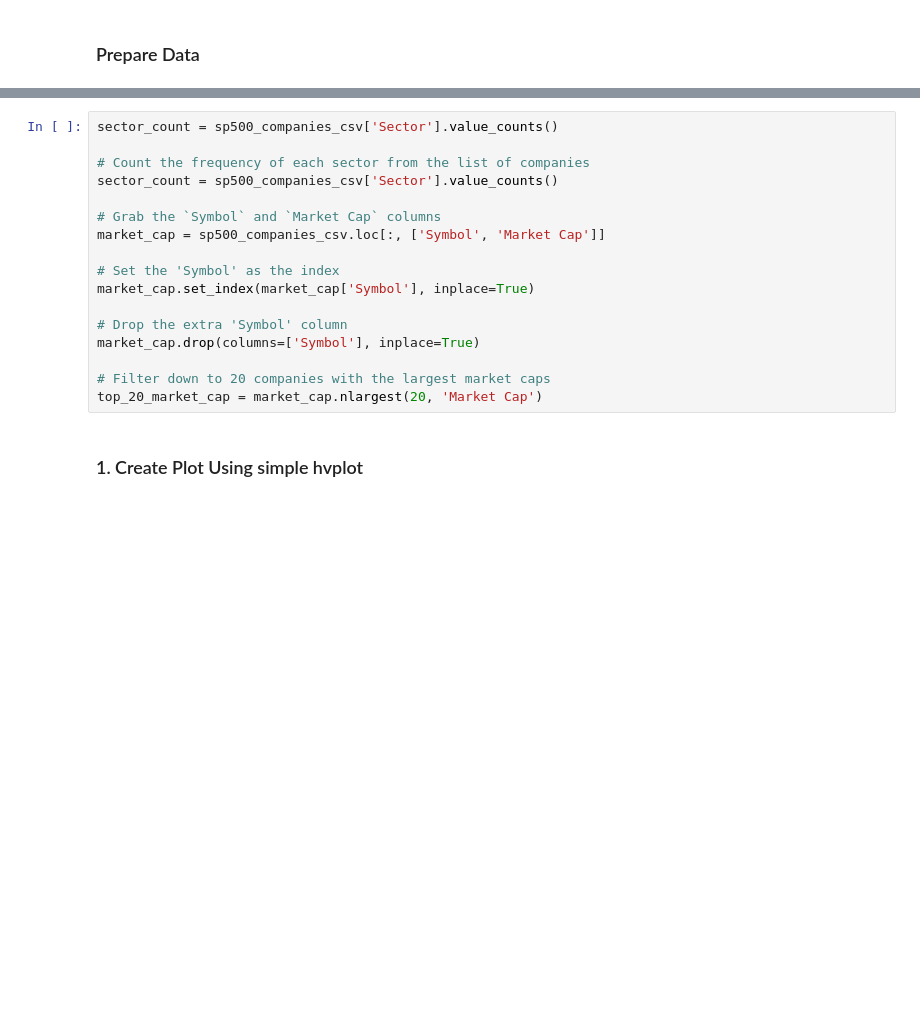
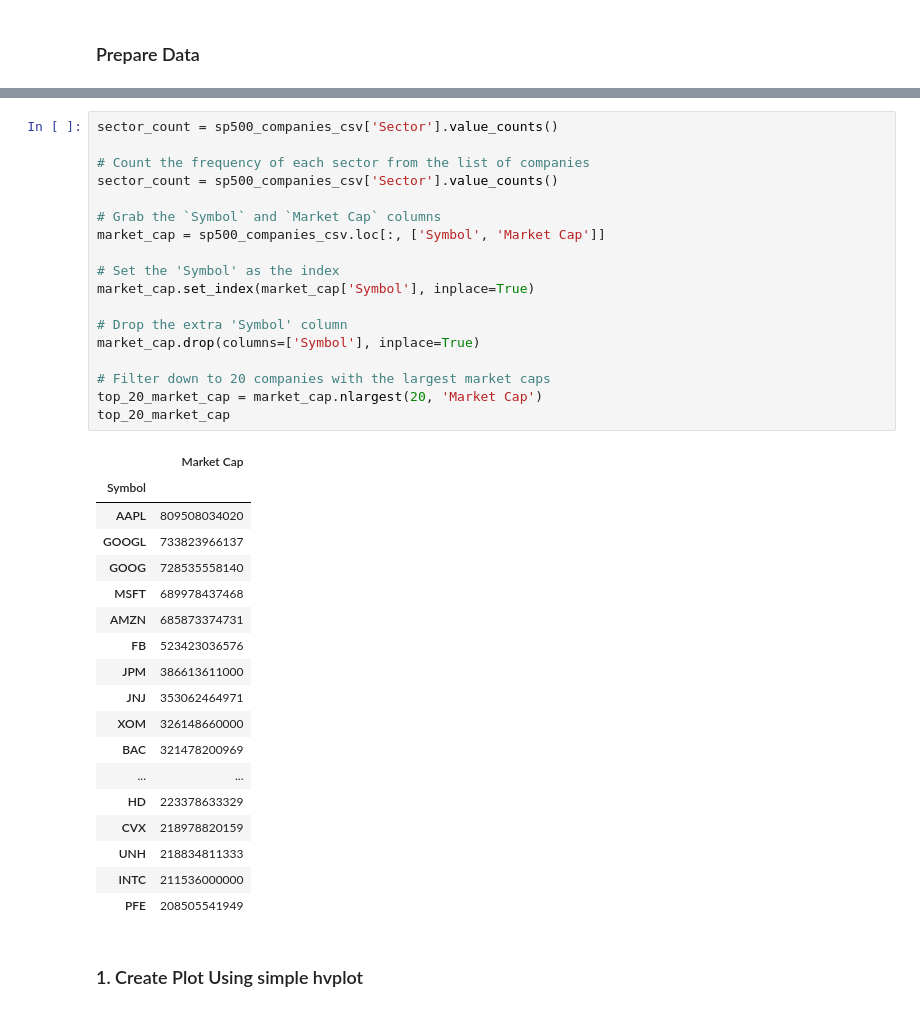
Before and after one commit to Mun-Min/ASU_2022_Bootcamp, a Jupyter notebook: Activity_Files/06-PyViz/1/Activities/03-Stu_Plotting_Visual_Takeover/Unsolved/plotting_visual_takeover.ipynb, the cells around one changed output, grey strips where cells are left out. Cells and saved outputs as stored; diff of their text form; blank space fills up the shorter version.

```diff
--- a/Activity_Files/06-PyViz/1/Activities/03-Stu_Plotting_Visual_Takeover/Unsolved/plotting_visual_takeover.ipynb
+++ b/Activity_Files/06-PyViz/1/Activities/03-Stu_Plotting_Visual_Takeover/Unsolved/plotting_visual_takeover.ipynb
@@ -38,20 +38,40 @@ display(sp500_companies_csv.tail())
 # %%
 sector_count = sp500_companies_csv['Sector'].value_counts()
 
 # Count the frequency of each sector from the list of companies
 sector_count = sp500_companies_csv['Sector'].value_counts()
 
 # Grab the `Symbol` and `Market Cap` columns
 market_cap = sp500_companies_csv.loc[:, ['Symbol', 'Market Cap']]
 
 # Set the 'Symbol' as the index
 market_cap.set_index(market_cap['Symbol'], inplace=True)
 
 # Drop the extra 'Symbol' column
 market_cap.drop(columns=['Symbol'], inplace=True)
 
 # Filter down to 20 companies with the largest market caps
 top_20_market_cap = market_cap.nlargest(20, 'Market Cap')
+top_20_market_cap
+# %% [output]
+|  | Market Cap |
+| Symbol |  |
+| AAPL | 809508034020 |
+| GOOGL | 733823966137 |
+| GOOG | 728535558140 |
+| MSFT | 689978437468 |
+| AMZN | 685873374731 |
+| FB | 523423036576 |
+| JPM | 386613611000 |
+| JNJ | 353062464971 |
+| XOM | 326148660000 |
+| BAC | 321478200969 |
+| ... | ... |
+| HD | 223378633329 |
+| CVX | 218978820159 |
+| UNH | 218834811333 |
+| INTC | 211536000000 |
+| PFE | 208505541949 |
 # %% [markdown]
 ### 1. Create Plot Using simple hvplot
 # %%
```
Also changed, not shown: 1 other file.
